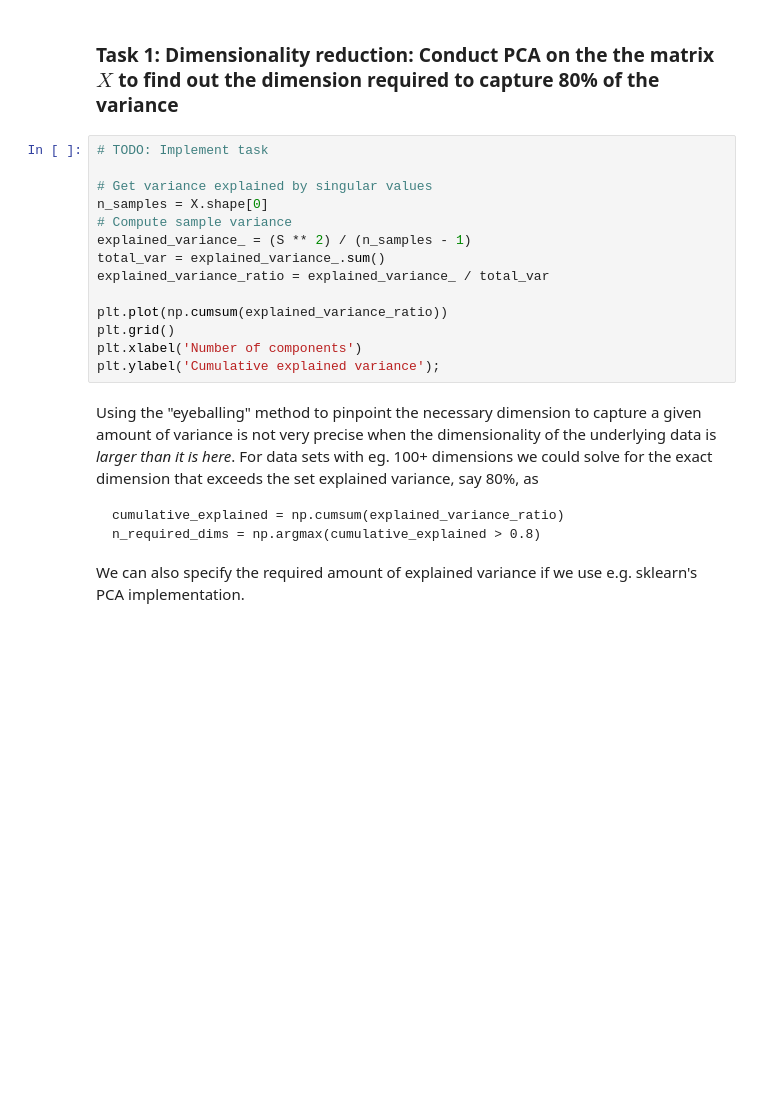
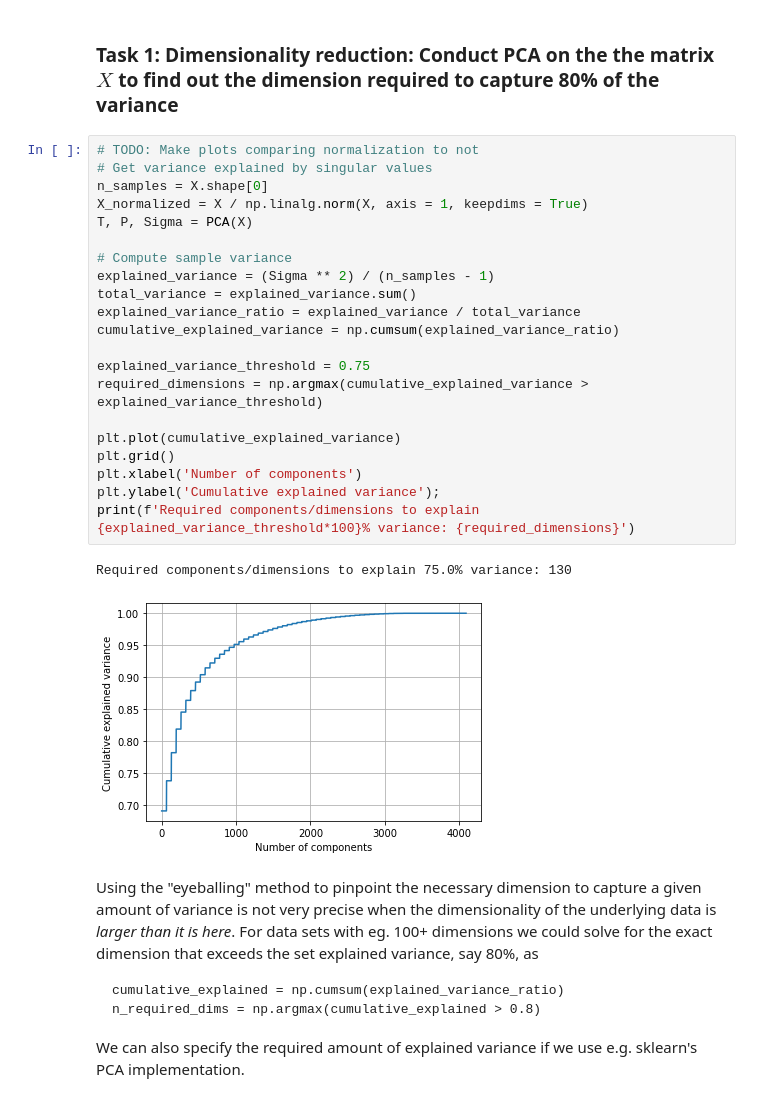
Before and after one commit to chrstrom/TTK4260, a Jupyter notebook: assignment_04_PCA_clustering.ipynb, the cells around one changed output. Drawn from its saved outputs; the diff is of its cells as text; blank space fills up the shorter version.

```diff
--- a/assignment_04_PCA_clustering.ipynb
+++ b/assignment_04_PCA_clustering.ipynb
@@ -47,19 +47,29 @@ plot_digits(X)
 # %% [markdown]
 ### Task 1: Dimensionality reduction: Conduct PCA on the the matrix $X$ to find out the dimension required to capture 80% of the variance
 # %%
-# TODO: Implement task
-
+# TODO: Make plots comparing normalization to not
 # Get variance explained by singular values
 n_samples = X.shape[0]
+X_normalized = X / np.linalg.norm(X, axis = 1, keepdims = True)
+T, P, Sigma = PCA(X)
+
 # Compute sample variance
-explained_variance_ = (S ** 2) / (n_samples - 1)
-total_var = explained_variance_.sum()
-explained_variance_ratio = explained_variance_ / total_var
+explained_variance = (Sigma ** 2) / (n_samples - 1)
+total_variance = explained_variance.sum()
+explained_variance_ratio = explained_variance / total_variance
+cumulative_explained_variance = np.cumsum(explained_variance_ratio)
 
-plt.plot(np.cumsum(explained_variance_ratio))
+explained_variance_threshold = 0.75
+required_dimensions = np.argmax(cumulative_explained_variance > explained_variance_threshold)
+
+plt.plot(cumulative_explained_variance)
 plt.grid()
 plt.xlabel('Number of components')
 plt.ylabel('Cumulative explained variance');
+print(f'Required components/dimensions to explain {explained_variance_threshold*100}% variance: {required_dimensions}')
+# %% [output]
+Required components/dimensions to explain 75.0% variance: 130
+[figure, added]
 # %% [markdown]
 Using the "eyeballing" method to pinpoint the necessary dimension to capture a given amount of variance is not very precise when the dimensionality of the underlying data is *larger than it is here*. For data sets with eg. 100+ dimensions we could solve for the exact dimension that exceeds the set explained variance, say 80%, as
 
```
Also changed, not shown: parts of 3 cells of this notebook.
